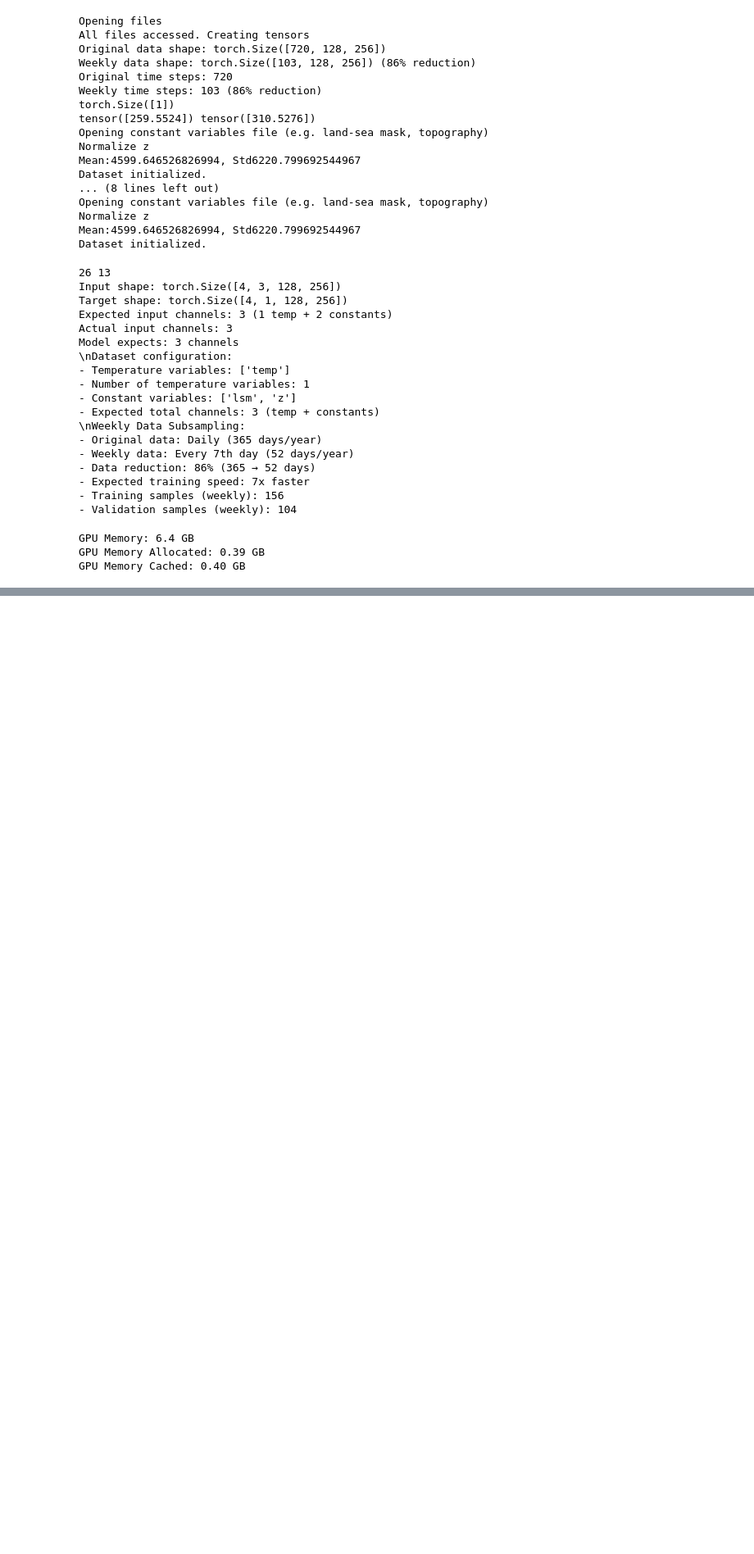
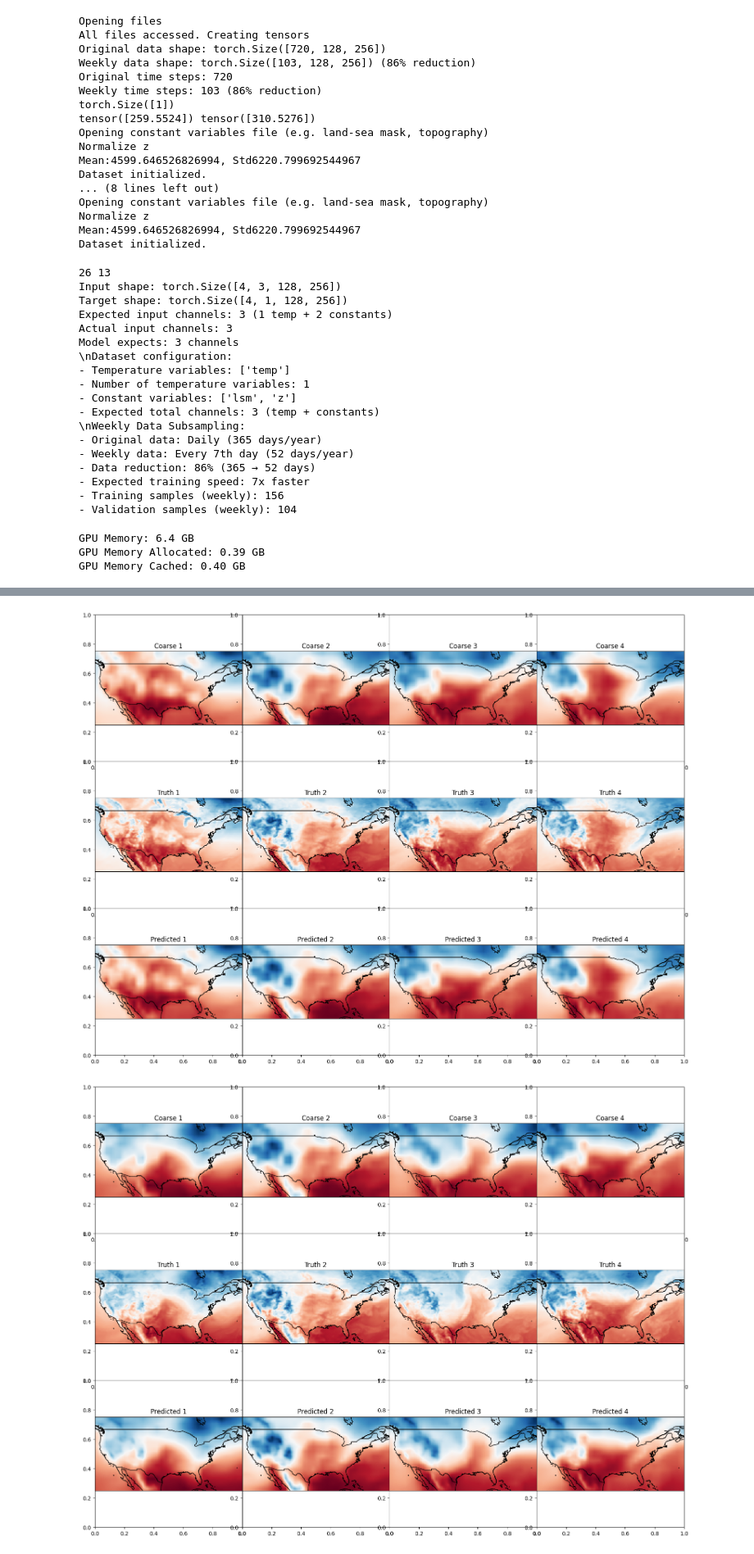
Before and after one commit to TENTHeRtloRtyLUX/GeoscienceTempTutorial, a Jupyter notebook: examples/train_minimal.ipynb, the cells around one changed output, grey strips where cells are left out. Shown at 82% size. Saved outputs shown, nothing was run; the diff lists cells and outputs as text; code cells hidden in the pictures; blank space fills up the shorter version.

```diff
--- a/examples/train_minimal.ipynb
+++ b/examples/train_minimal.ipynb
@@ -39,10 +38,10 @@ torch.cuda.set_device(0)  # Use GPU 1 as default
 device = 'cuda'  # Will use GPU 1
 # if torch.cuda.is_available() else 'cpu'
 
-# define the ml model - TEMPORARILY USING U-NET FOR TESTING WEEKLY DATA
-unet_model = UNet((256, 128), 3, 1, label_dim=2, use_diffuse=False)  # UNCOMMENTED - U-Net for testing
-unet_model.to(device)
-# diffusion_model = Network.EDMPrecond((256, 128), 3, 1, label_dim=2)  # COMMENTED OUT - Temporarily using U-Net
+# define the ml model - NOW USING DIFFUSION MODEL
+diffusion_model = Network.EDMPrecond((256, 128), 3, 1, label_dim=2)  # UNCOMMENTED - Diffusion model
+diffusion_model.to(device)
+# unet_model = UNet((256, 128), 3, 1, label_dim=2, use_diffuse=False)  # COMMENTED OUT - Switching to Diffusion
 
 # define the datasets
 datadir = "../data/"
@@ -130,17 +129,17 @@ print(f"GPU Memory Cached: {torch.cuda.memory_reserved(0) / 1e9:.2f} GB")
 
 scaler = torch.amp.GradScaler('cuda')  # Updated for newer PyTorch
 
-# define the optimiser - TEMPORARILY USING U-NET
-optimiser = torch.optim.AdamW(unet_model.parameters(), lr=learning_rate)
-# optimiser = torch.optim.AdamW(diffusion_model.parameters(), lr=learning_rate)  # COMMENTED OUT - Using U-Net
+# define the optimiser - NOW USING DIFFUSION MODEL
+optimiser = torch.optim.AdamW(diffusion_model.parameters(), lr=learning_rate)  # UNCOMMENTED - Using Diffusion
+# optimiser = torch.optim.AdamW(unet_model.parameters(), lr=learning_rate)  # COMMENTED OUT - Using Diffusion
 
 # Define the tensorboard writer
-writer = SummaryWriter("./runs_unet")  # UNCOMMENTED - Using U-Net for testing
-# writer = SummaryWriter("./runs_diffusion")  # COMMENTED OUT - Using U-Net
+writer = SummaryWriter("./runs_diffusion")  # UNCOMMENTED - Using Diffusion
+# writer = SummaryWriter("./runs_unet")  # COMMENTED OUT - Using Diffusion
 
-# define loss function - MSE Loss for U-Net
-loss_fn = torch.nn.MSELoss()
-# loss_fn = EDMLoss()  # COMMENTED OUT - Using U-Net
+# define loss function - EDM Loss for Diffusion
+loss_fn = EDMLoss()  # UNCOMMENTED - Using Diffusion
+# loss_fn = torch.nn.MSELoss()  # COMMENTED OUT - Using Diffusion
 
 # train the model
 losses = []
@@ -153,21 +154,24 @@ Start the training loop using U-Net framework with weekly data. The plots genera
 # %%
 for step in range(num_epochs):
     # Clear GPU memory before each epoch
     torch.cuda.empty_cache()
 
-    # Use U-Net training step for weekly data testing
-    epoch_loss = train_step(
-        unet_model, loss_fn, dataloader_train, optimiser,
-        scaler, step, accum, writer, device=device)
+    # Use Diffusion training step
+    epoch_loss = training_step(
+        diffusion_model, loss_fn, optimiser, dataloader_train, scaler, step,
+        accum, writer, device=device)
     losses.append(epoch_loss)
 
-    # Use U-Net sampling for weekly data testing
+    # Use Diffusion sampling (iterative denoising)
     (fig, ax), (base_error, pred_error) = sample_model(
-        unet_model, dataloader_test, device=device)
+        diffusion_model, dataloader_test, device=device)
     plt.show()
 
     writer.add_scalar("Error/base", base_error, step)
     writer.add_scalar("Error/pred", pred_error, step)
 
     # Clear memory after each epoch
     torch.cuda.empty_cache()
+# %% [output]
+[figure, added]
+[figure, added]
```
Also changed, not shown: parts of 2 cells of this notebook.
